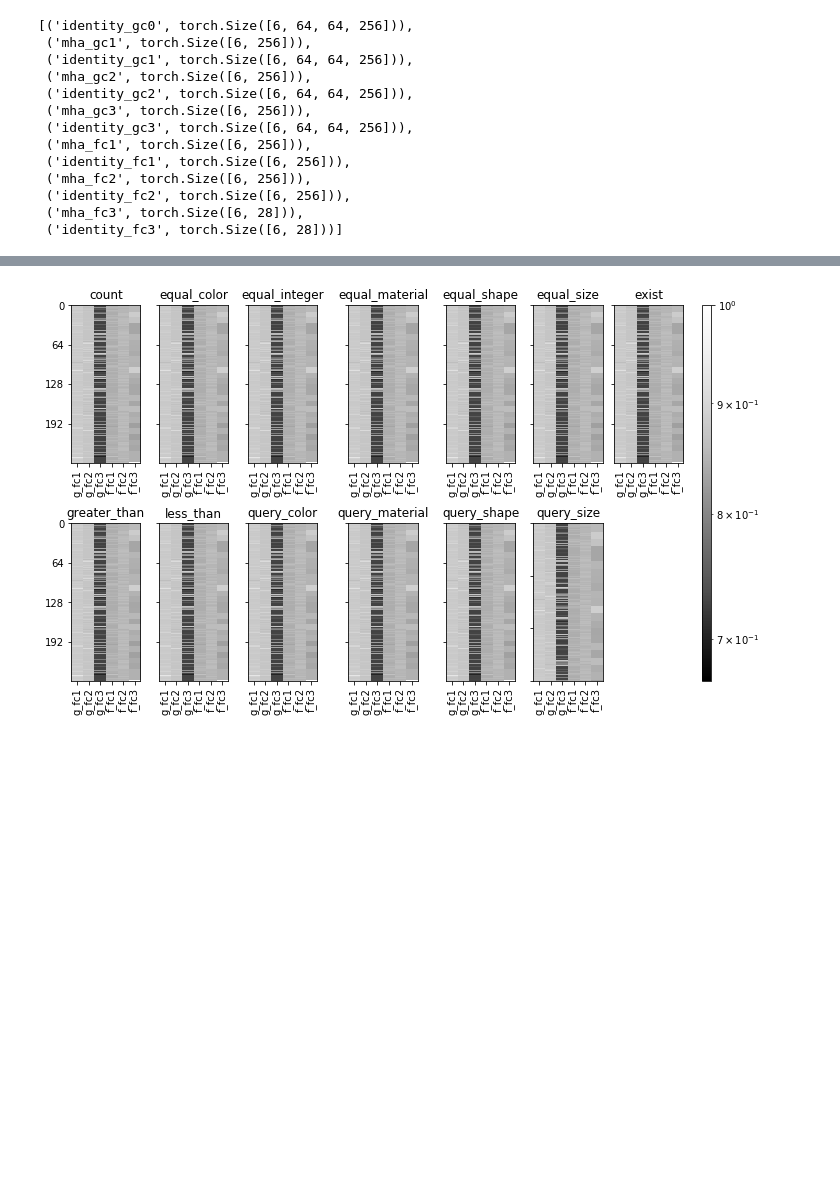
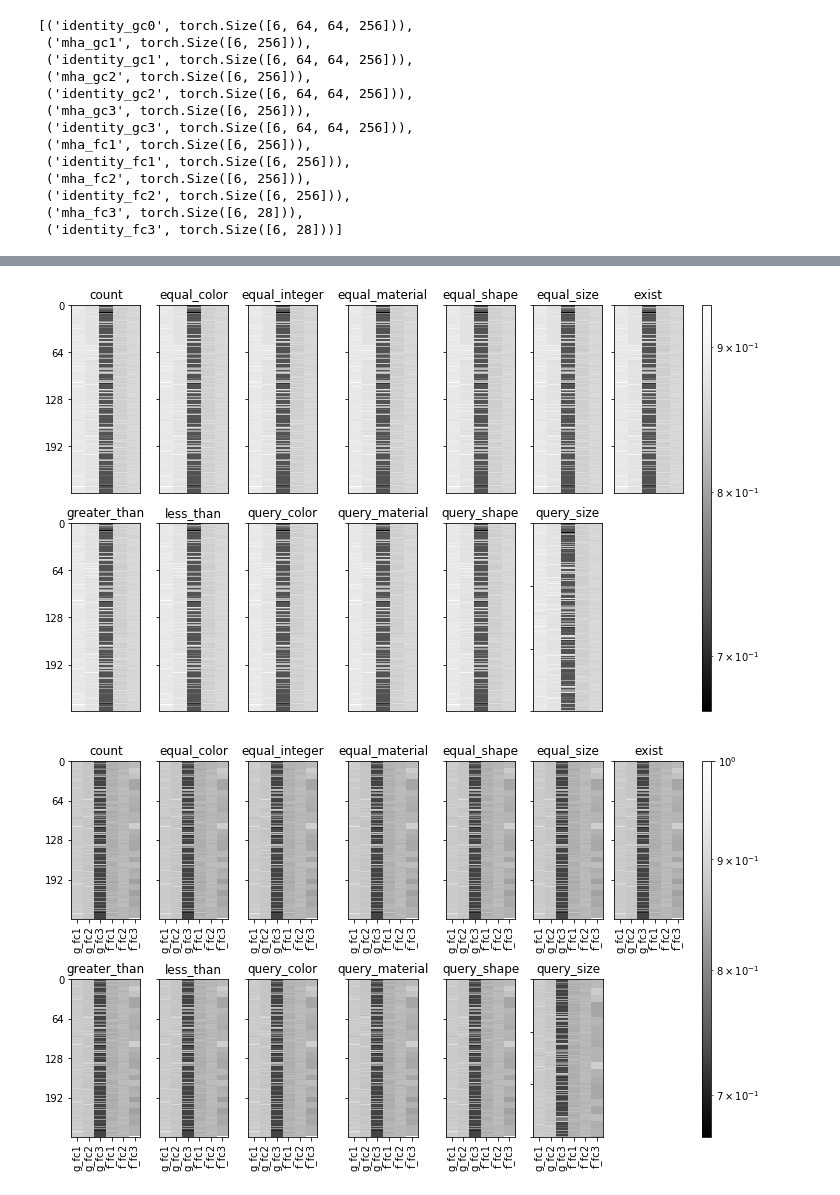
Before and after one commit to fcorencoret/dynamic-rn, a Jupyter notebook: viz/visualizaciones.ipynb, the cells around one changed output, grey strips where cells are left out. Cells and saved outputs as stored; diff of their text form; code cells hidden in the pictures; blank space fills up the shorter version.

```diff
--- a/viz/visualizaciones.ipynb
+++ b/viz/visualizaciones.ipynb
@@ -328,0 +353,8 @@ def stretch_tensor(t, size=256):
+# %%
+formatted_res = {}
+
+for qtype, qres in all_res.items():
+    mask = torch.empty(0, 256, dtype=torch.float32)
+    for k in mha_keys[:-1]:
+        mask = torch.cat((mask, qres[k].mean(dim=0).unsqueeze(0)), dim=0)
+    formatted_res[qtype] = mask
@@ -329,3 +381,37 @@ def stretch_tensor(t, size=256):
+# %%
+import matplotlib as mpl
+import matplotlib.pyplot as plt
+
+
+def plot_masks(masks):
+    fig, axes = plt.subplots(ncols=7, nrows=2, figsize=(10, 6), sharey=True, constrained_layout=True)
+
+    norm = colors.LogNorm()
+    for i, (qtype, im) in enumerate(masks.items()):
+        ax = axes[i // 7][i % 7]
+        img = ax.imshow(
+            im.detach().numpy().T,
+            aspect='auto',
+            cmap='Greys_r',
+            norm=norm,
+            # vmin=0, vmax=1,
+            # vmin=1e-5, vmax=1
+        )
+        ax.set_title(qtype)
+        ax.set_yticks([64 * i for i in range(4)])
+        # ax.set_xticks(list(range(6)))
+        ax.set_xticks(tuple())
+        # ax.set_xticklabels(['g_fc1', 'g_fc2', 'g_fc3', 'f_fc1', 'f_fc2', 'f_fc3'], rotation='vertical')
+
+    cax, kw = mpl.colorbar.make_axes([ax for ax in axes.flat[::-1]], aspect=75)
+    cbar = plt.colorbar(img, cax=cax, aspect=1, **kw)
+
+    axes[-1, -1].axis('off')
+    plt.show()
+# %%
+plot_masks(formatted_res)
+# %% [output]
+[figure, added]
 # %%
 fig, axes = plt.subplots(ncols=7, nrows=2, figsize=(10, 6), sharey=True, constrained_layout=True)
 
```
Also changed, not shown: parts of 3 cells of this notebook, 1 other file.
